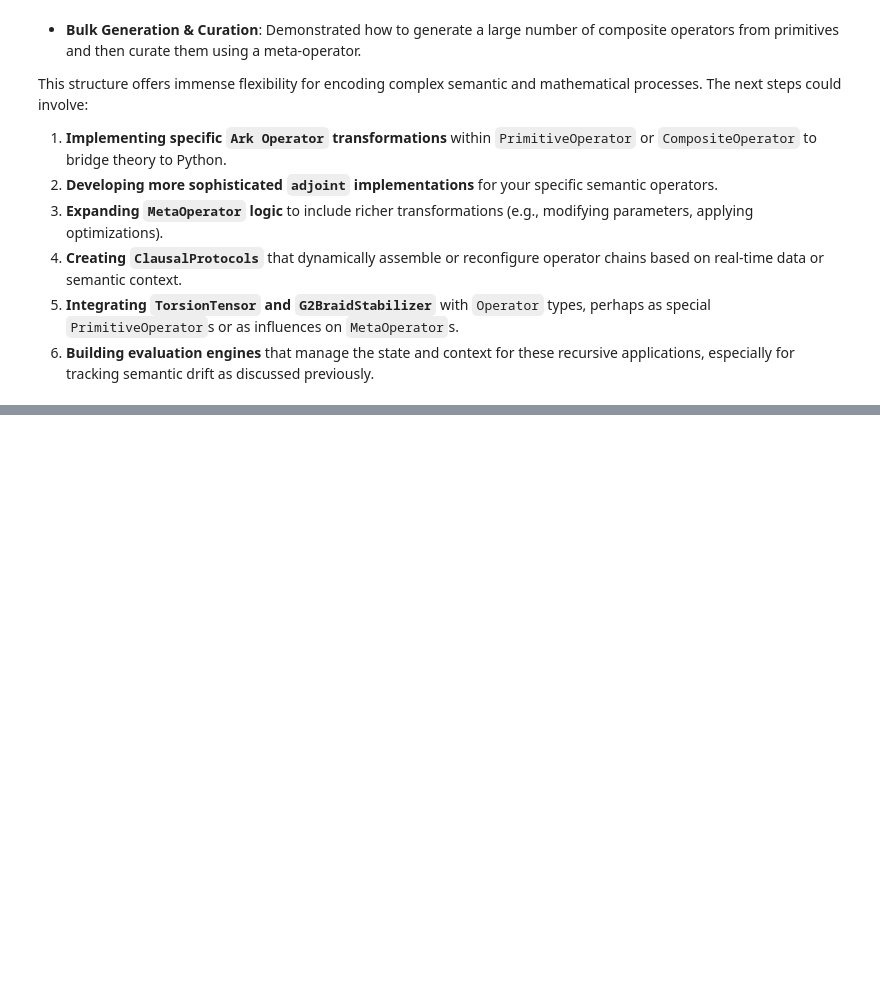
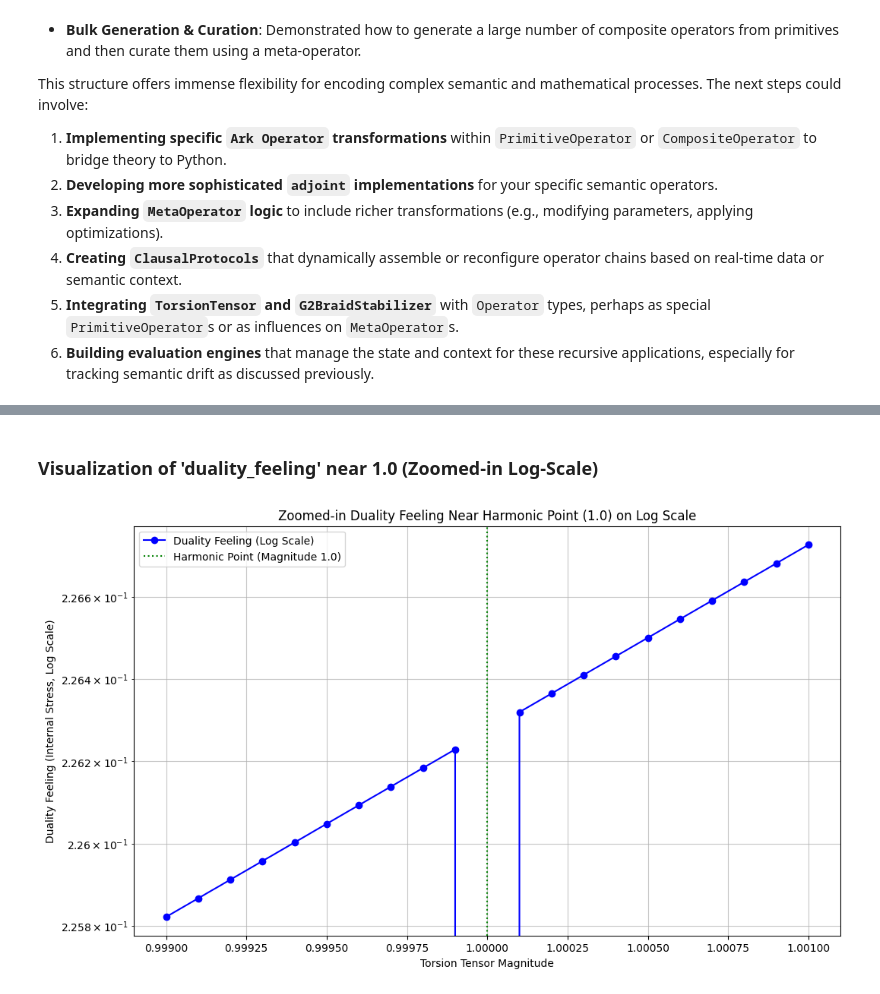
Before and after one commit to recursionlab/AI_LAB_session1, a Jupyter notebook: PF_QRFT.ipynb, the cells around one changed output, grey strips where cells are left out. Cells and saved outputs as stored; diff of their text form; code cells hidden in the pictures; blank space fills up the shorter version.

```diff
--- a/PF_QRFT.ipynb
+++ b/PF_QRFT.ipynb
@@ -2614,0 +6522,23 @@ test_reality_compiler.py::test_identity_operator_resolution PASSED       [100%]
+# %%
+import numpy as np
+from reality_compiler.field.torsion import TorsionTensor
+from reality_compiler.operators.determinacy import LacunonSignature
+
+# Create an asymmetric (non-Hermitian) matrix
+asymmetric_matrix = np.eye(8)
+asymmetric_matrix[0, 1] = 5.0
+
+tensor = TorsionTensor(matrix=asymmetric_matrix)
+
+# Define test operators
+u = np.random.rand(8, 8)
+v = np.random.rand(8, 8)
+w = np.random.rand(8, 8)
+sig = LacunonSignature(gap_size=10, torsion_weight=2.0)
+
+# Calculate functional
+output = tensor.trilinear_functional(u, v, w, lacunon_signature=sig)
+
+print(f'Asymmetric Matrix Magnitude: {tensor.magnitude:.4f}')
+print(f'Trilinear Functional Output (with Lacunon): {output:.4f}')
+print('Verification Complete: Method handles non-Hermitian inputs and Lacunon penalty.')
@@ -2614,0 +7608,22 @@ test_reality_compiler.py::test_identity_operator_resolution PASSED       [100%]
+# %% [markdown]
+### Visualization of 'duality_feeling' near 1.0 (Zoomed-in Log-Scale)
+# %%
+import matplotlib.pyplot as plt
+import numpy as np
+
+# Filter df_high_res_duality to zoom in around magnitude 1.0, if not already tight
+# df_zoom = df_high_res_duality[(df_high_res_duality['Magnitude'] >= 0.999) & (df_high_res_duality['Magnitude'] <= 1.001)]
+# The df_high_res_duality is already a tight sweep, so we use it directly
+df_zoom = df_high_res_duality.copy()
+
+plt.figure(figsize=(12, 7))
+plt.semilogy(df_zoom['Magnitude'], df_zoom['Duality Feeling'], 'b-o', label='Duality Feeling (Log Scale)')
+plt.axvline(1.0, color='green', linestyle=':', label='Harmonic Point (Magnitude 1.0)')
+plt.title('Zoomed-in Duality Feeling Near Harmonic Point (1.0) on Log Scale')
+plt.xlabel('Torsion Tensor Magnitude')
+plt.ylabel('Duality Feeling (Internal Stress, Log Scale)')
+plt.grid(True, which="both", ls="-", alpha=0.7)
+plt.legend()
+plt.show()
+# %% [output]
+[figure, added]
```
Also changed, not shown: parts of 214 cells of this notebook.
